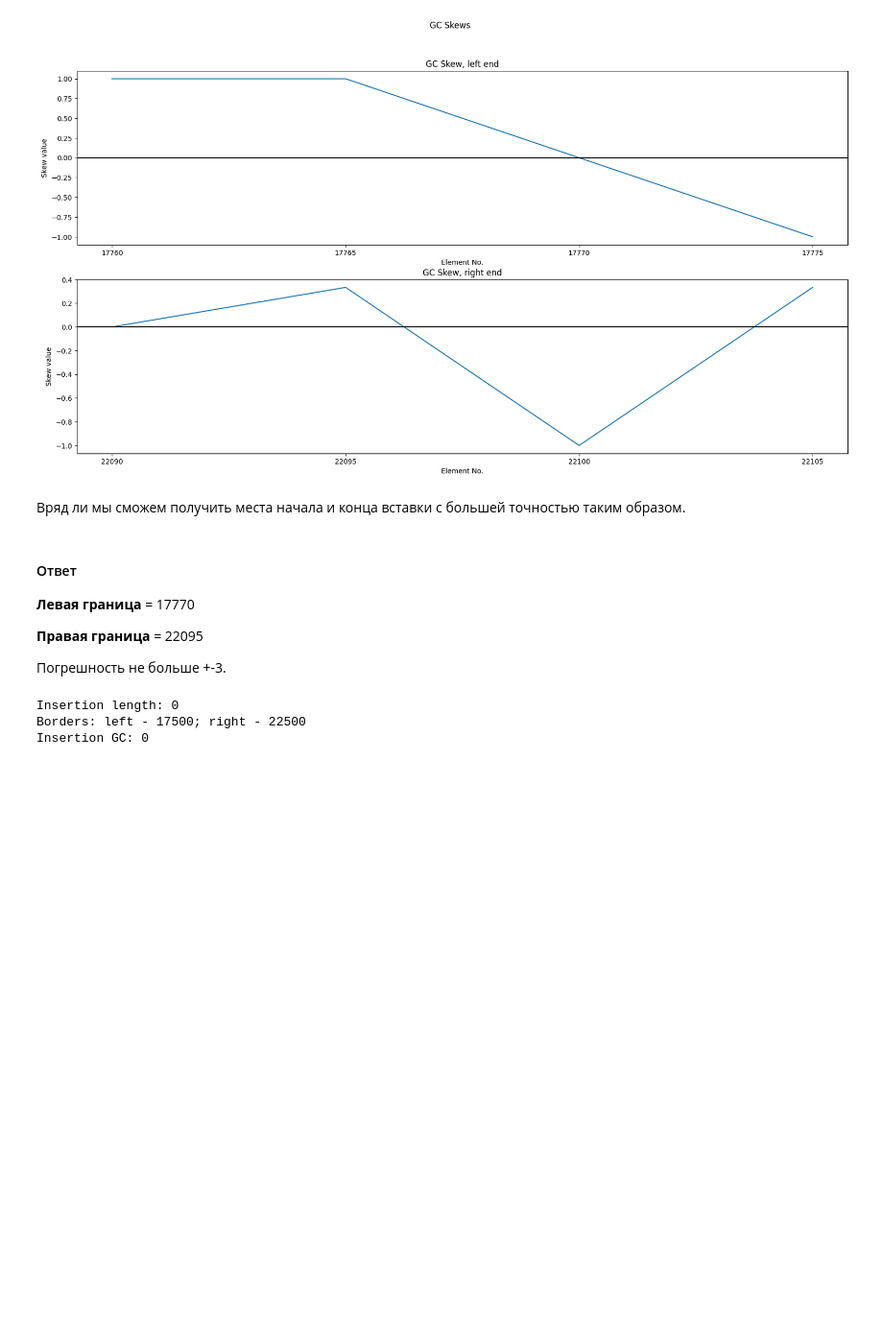
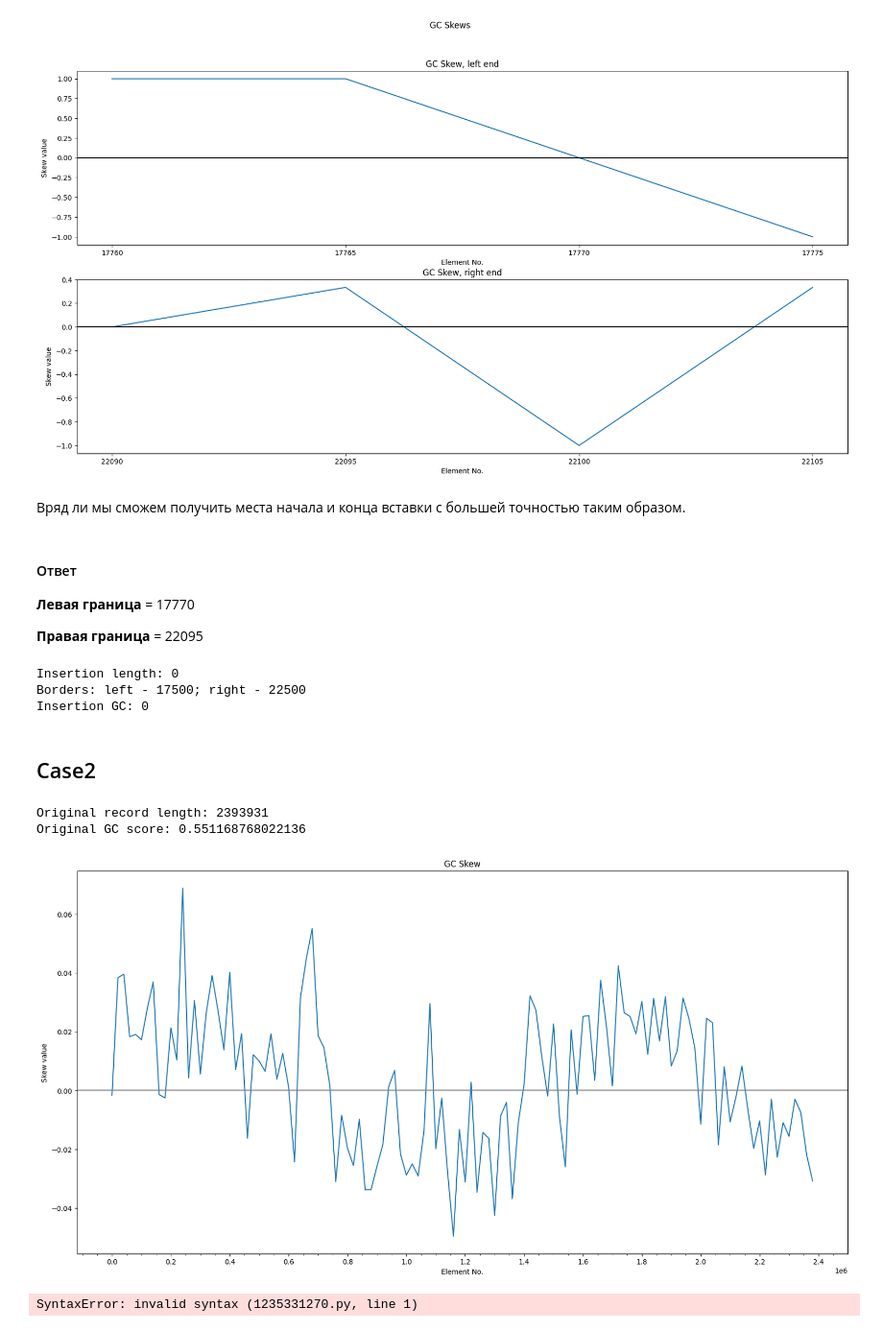
Before and after one commit to Nickitarius/fatsa_contest, a Jupyter notebook: case1.ipynb, the cells around one changed output. Shown at 96% size. Cells and saved outputs as stored; diff of their text form; code cells hidden in the pictures; blank space fills up the shorter version.

```diff
--- a/case1.ipynb
+++ b/case1.ipynb
@@ -174,8 +168,6 @@ plt.show()
 **Левая граница** = 17770
 
 **Правая граница** = 22095
-
-Погрешность не больше +-3.
 # %%
 print(f'Insertion length: {current_max_insertion.__len__()}')
 print(f'Borders: left - {border_left}; right - {border_right}')
@@ -184,3 +176,48 @@ print(f'Insertion GC: {SU.gc_fraction(current_max_insertion)}')
 Insertion length: 0
 Borders: left - 17500; right - 22500
 Insertion GC: 0
+# %% [markdown]
+## Case2
+# %%
+import Bio.SeqUtils as SU
+from Bio.Seq import Seq
+from Bio.SeqUtils import GC
+from Bio import SeqIO
+
+import matplotlib.pyplot as plt
+from matplotlib.ticker import MultipleLocator
+seq_orig = ""
+
+with open("02.fasta") as handle:
+    for record in SeqIO.parse(handle, "fasta"):
+        seq_orig = record
+
+
+print(f'Original record length: {seq_orig.__len__()}')
+print(f'Original GC score: {SU.gc_fraction(seq_orig)}')
+
+
+current_sub = ""
+current_max_insertion = ""
+
+window_size = 20000
+
+skew = SU.GC_skew(seq_orig, window_size)
+
+fig, ax = plt.subplots(figsize=(20, 10))
+ax.set_title("GC Skew")
+ax.plot(range(0, len(seq_orig), window_size), skew)
+ax.set_xlabel("Element No.")
+ax.set_ylabel("Skew value")
+ax.xaxis.set_minor_locator(MultipleLocator(50000))
+ax.xaxis.set_major_locator(MultipleLocator(200000))
+ax.axhline(0, color='grey')
+plt.show()
+# %% [output]
+Original record length: 2393931
+Original GC score: 0.551168768022136
+[figure, added]
+# %%
+for
+# %% [output]
+SyntaxError: invalid syntax (1235331270.py, line 1)
```
Also changed, not shown: parts of 18 cells of this notebook.
